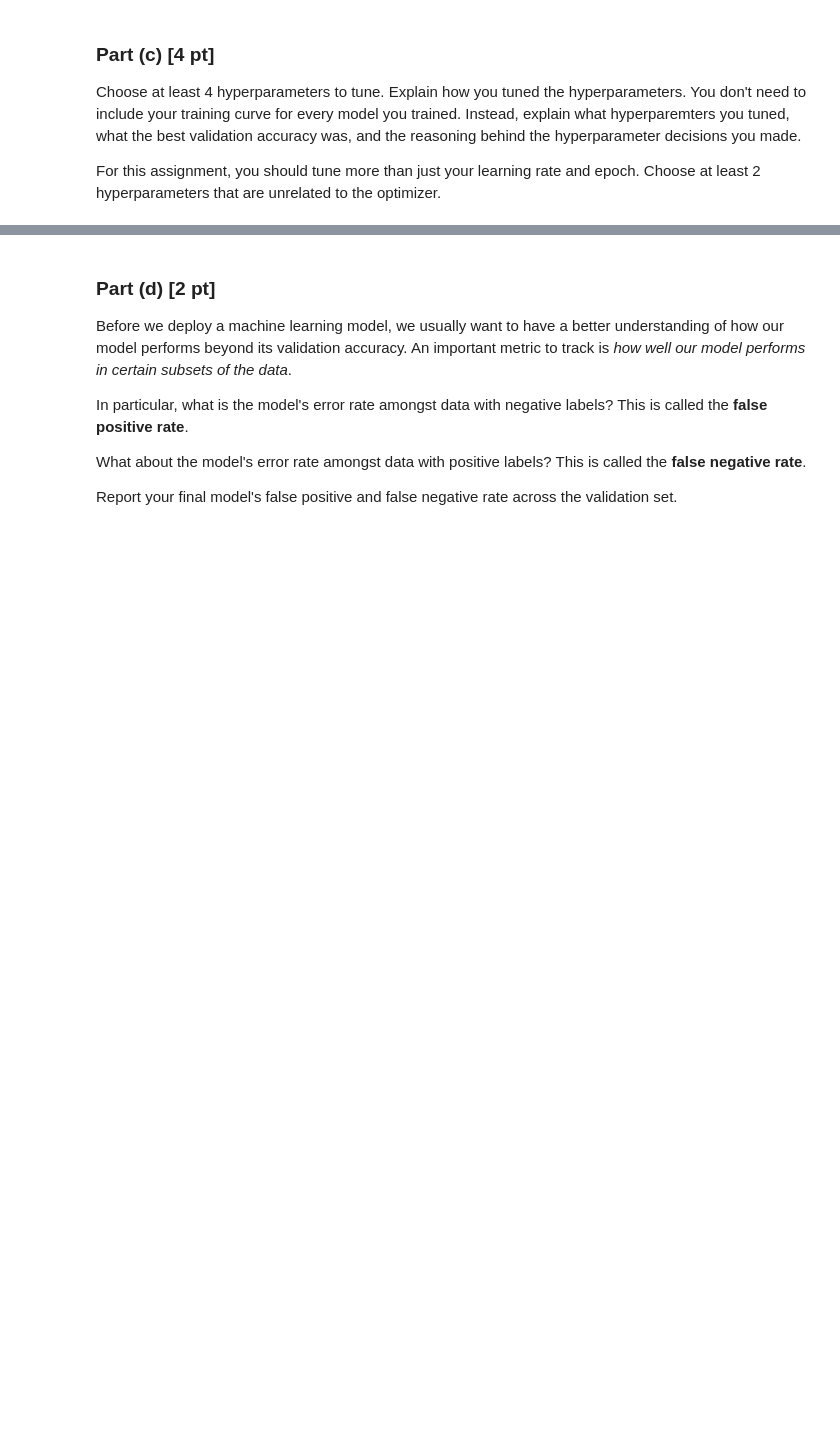
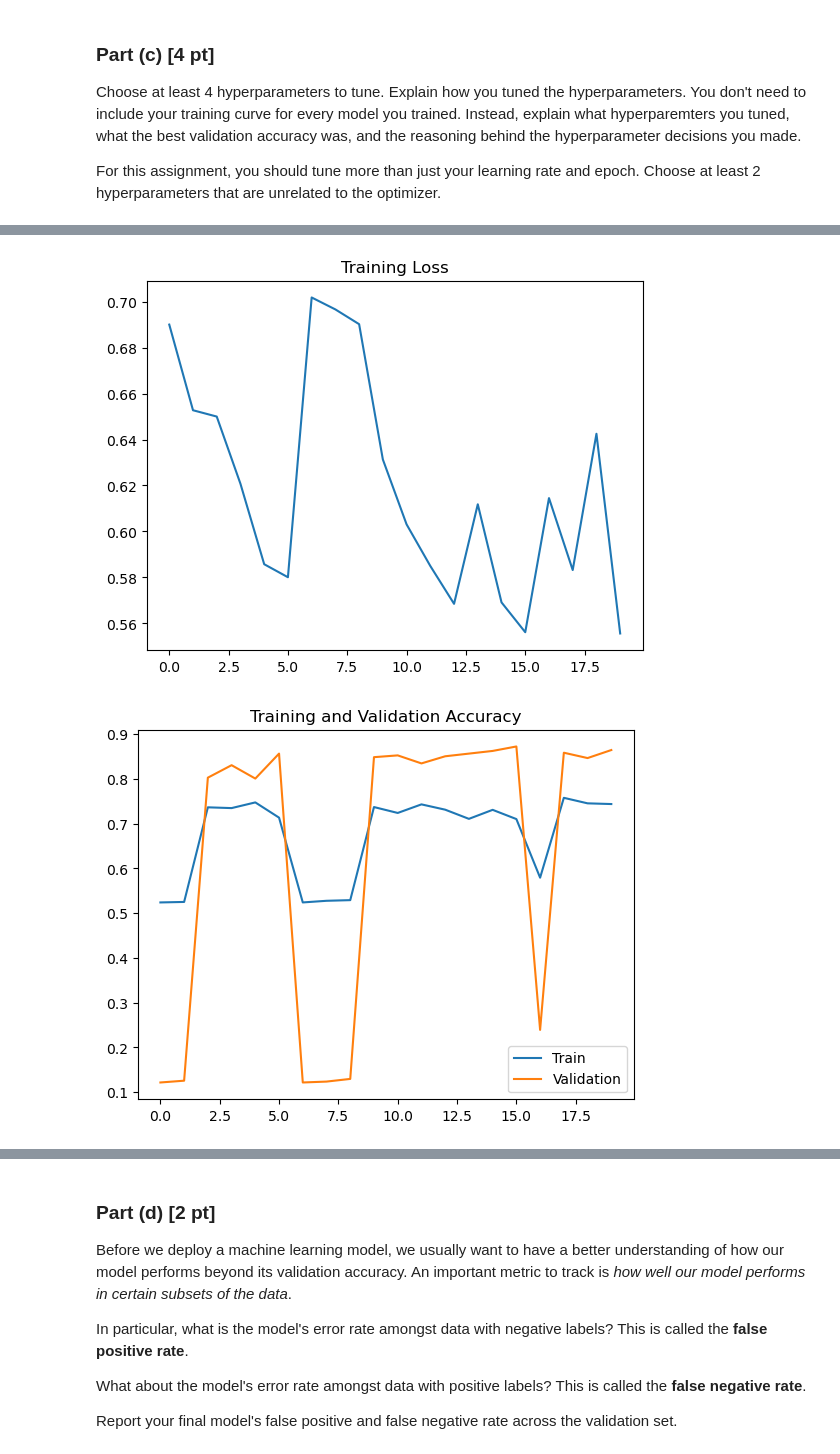
Before and after one commit to 0xC000005/APS360, a Jupyter notebook: Labs/Lab5/Lab5 Spam Detection.ipynb, the cells around one changed output, grey strips where cells are left out. Drawn from its saved outputs; the diff is of its cells as text; code cells hidden in the pictures; blank space fills up the shorter version.

```diff
--- a/Labs/Lab5/Lab5 Spam Detection.ipynb
+++ b/Labs/Lab5/Lab5 Spam Detection.ipynb
@@ -419,0 +430,21 @@ Choose at least 2 hyperparameters that are unrelated to the optimizer.
+# %%
+model = RNN(input_size=len(characters) + 1, hidden_size=50, num_classes=2).to(device)
+losses, accuracies = train(model, device, train_loader, val_loader, num_epochs=20, learning_rate=1e-4)
+
+# plot the training loss
+plt.plot(losses.cpu().numpy())
+plt.title("Training Loss")
+plt.show()
+
+# plot the training and validation accuracy
+plt.plot(accuracies[0].cpu().numpy(), label="Train")
+plt.plot(accuracies[1].cpu().numpy(), label="Validation")
+plt.title("Training and Validation Accuracy")
+plt.legend()
+plt.show()
+
+# training for mroe epoch doesn't seems to decrease the training loss
+# since the loss is very unstable, lets try to decrease the learning rate
+# %% [output]
+[figure, added]
+[figure, added]
```
Also changed, not shown: parts of 19 cells of this notebook.
